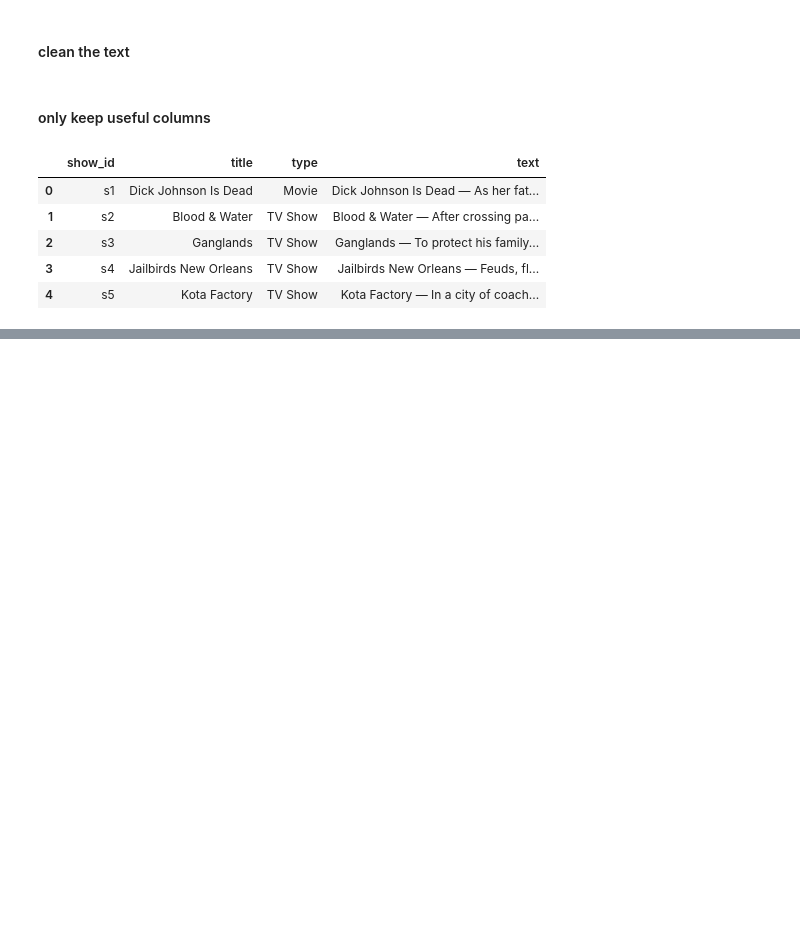
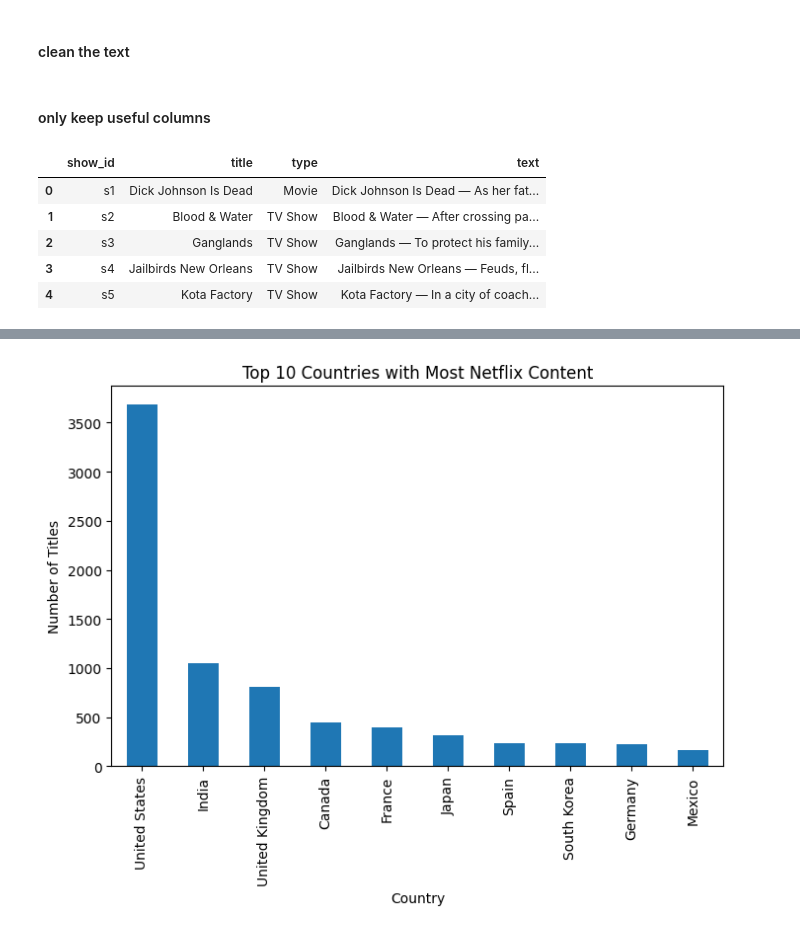
Before and after one commit to JoshOmondi/deep_learning, a Jupyter notebook: NetflixRAG.ipynb, the cells around one changed output, grey strips where cells are left out. Drawn from its saved outputs; the diff is of its cells as text; code cells hidden in the pictures; blank space fills up the shorter version.

```diff
--- a/NetflixRAG.ipynb
+++ b/NetflixRAG.ipynb
@@ -212,0 +247,8 @@ df.head()
+# %%
+#Top countries producing Netflix content
+
+# Split the 'country' column into multiple rows
+df_countries = df.assign(country=df['country'].str.split(', ')).explode('country')
+
+top_countries = df_countries['country'].value_counts().head(10)
+top_countries
@@ -212,0 +269,9 @@ df.head()
+# %%
+plt.figure(figsize=(8,5))
+top_countries.plot(kind='bar')
+plt.title("Top 10 Countries with Most Netflix Content")
+plt.xlabel("Country")
+plt.ylabel("Number of Titles")
+plt.show()
+# %% [output]
+[figure, added]
```
Also changed, not shown: parts of 6 cells of this notebook.
